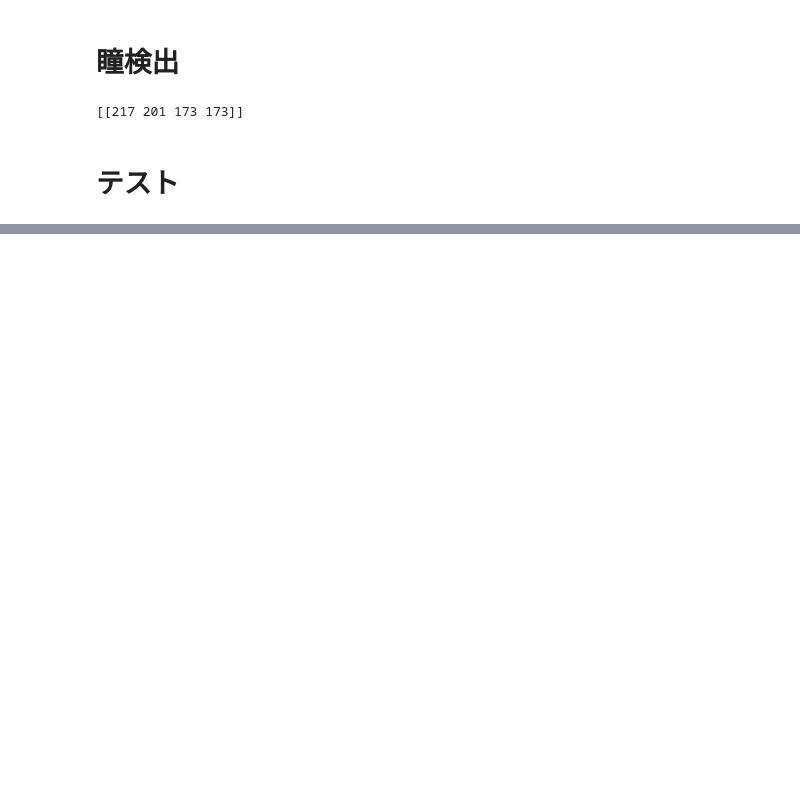
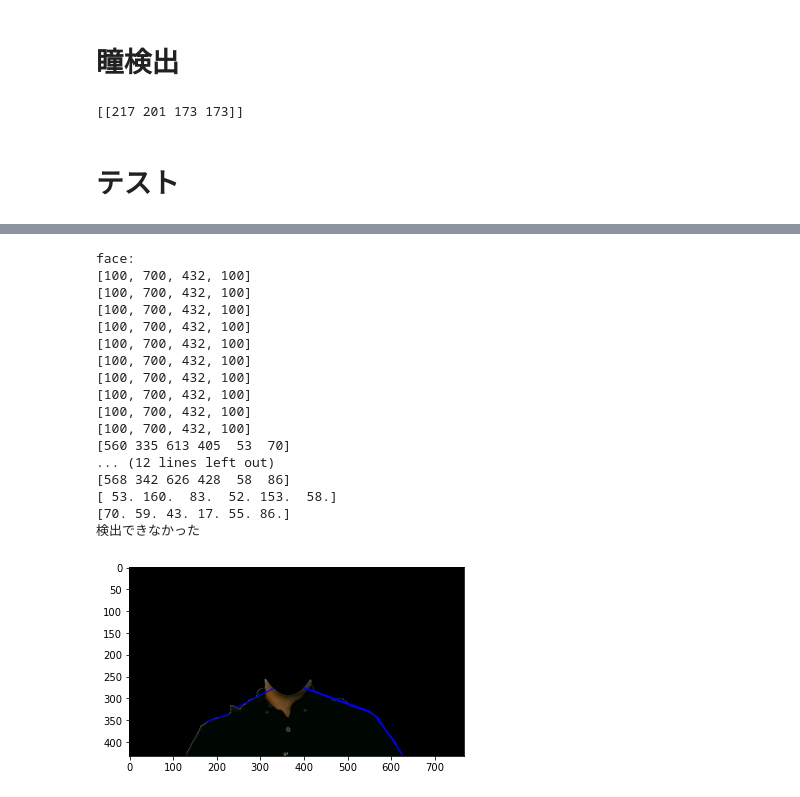
Before and after one commit to ess4536/miso-app, a Jupyter notebook: miso_shoulder.ipynb, the cells around one changed output, grey strips where cells are left out. Drawn from its saved outputs; the diff is of its cells as text; code cells hidden in the pictures; blank space fills up the shorter version.

```diff
--- a/miso_shoulder.ipynb
+++ b/miso_shoulder.ipynb
@@ -350,0 +339,22 @@ print(result)
+# %%
+result = detect_shoulder('./data/images/final_img.png')
+print(result)
+# %% [output]
+face:
+[100, 700, 432, 100]
+[100, 700, 432, 100]
+[100, 700, 432, 100]
+[100, 700, 432, 100]
+[100, 700, 432, 100]
+[100, 700, 432, 100]
+[100, 700, 432, 100]
+[100, 700, 432, 100]
+[100, 700, 432, 100]
+[100, 700, 432, 100]
+[560 335 613 405  53  70]
+... (12 lines left out)
+[568 342 626 428  58  86]
+[ 53. 160.  83.  52. 153.  58.]
+[70. 59. 43. 17. 55. 86.]
+検出できなかった
+[figure, added]
```
Also changed, not shown: parts of 18 cells of this notebook.
